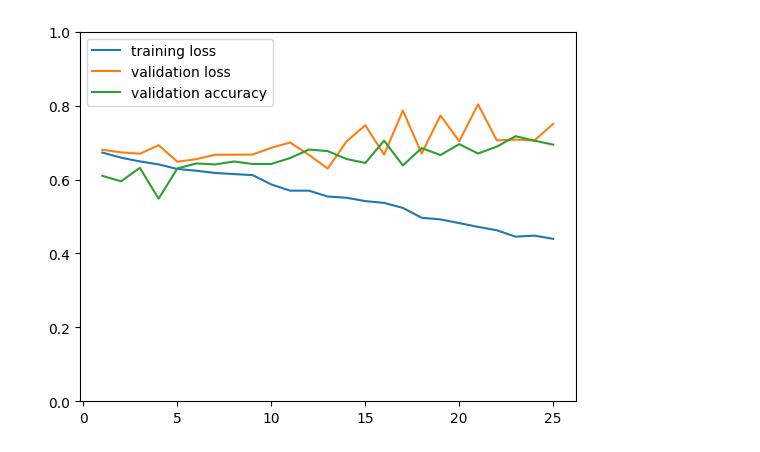
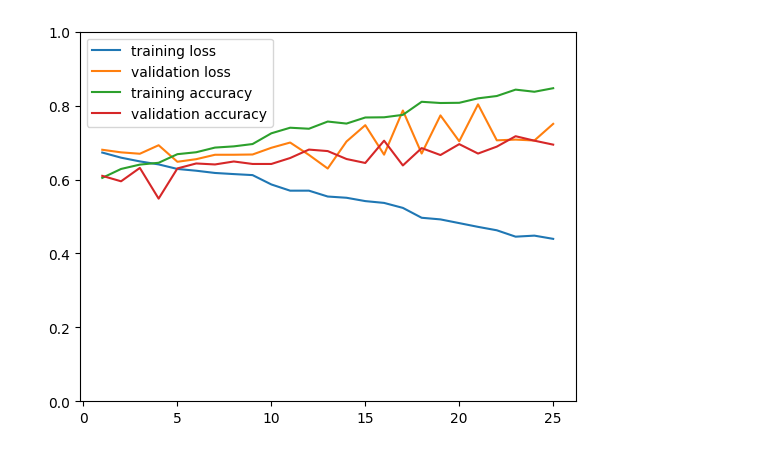
Before and after one commit to MartMonster/AlphaTreeLVQ, a Jupyter notebook: plotcsv.ipynb, the cells around one changed output. Saved outputs shown, nothing was run; the diff lists cells and outputs as text; code cells hidden in the pictures.

```diff
--- a/plotcsv.ipynb
+++ b/plotcsv.ipynb
@@ -40,9 +44,10 @@ plt.legend(); plt.show()
 # %%
 log = pd.read_csv("training_log_swin_t.csv")
 plt.plot(log[log.phase=="train"].epoch, log[log.phase=="train"].loss, label="training loss")
 plt.plot(log[log.phase=="val"].epoch, log[log.phase=="val"].loss, label="validation loss")
+plt.plot(log[log.phase=="train"].epoch, log[log.phase=="train"].accuracy, label="training accuracy")
 plt.plot(log[log.phase=="val"].epoch, log[log.phase=="val"].accuracy, label="validation accuracy")
 plt.ylim(0,1)
 plt.legend(); plt.show()
 # %% [output]
-[figure, old version]
+[figure, new version]
```
Also changed, not shown: parts of 4 cells of this notebook.
